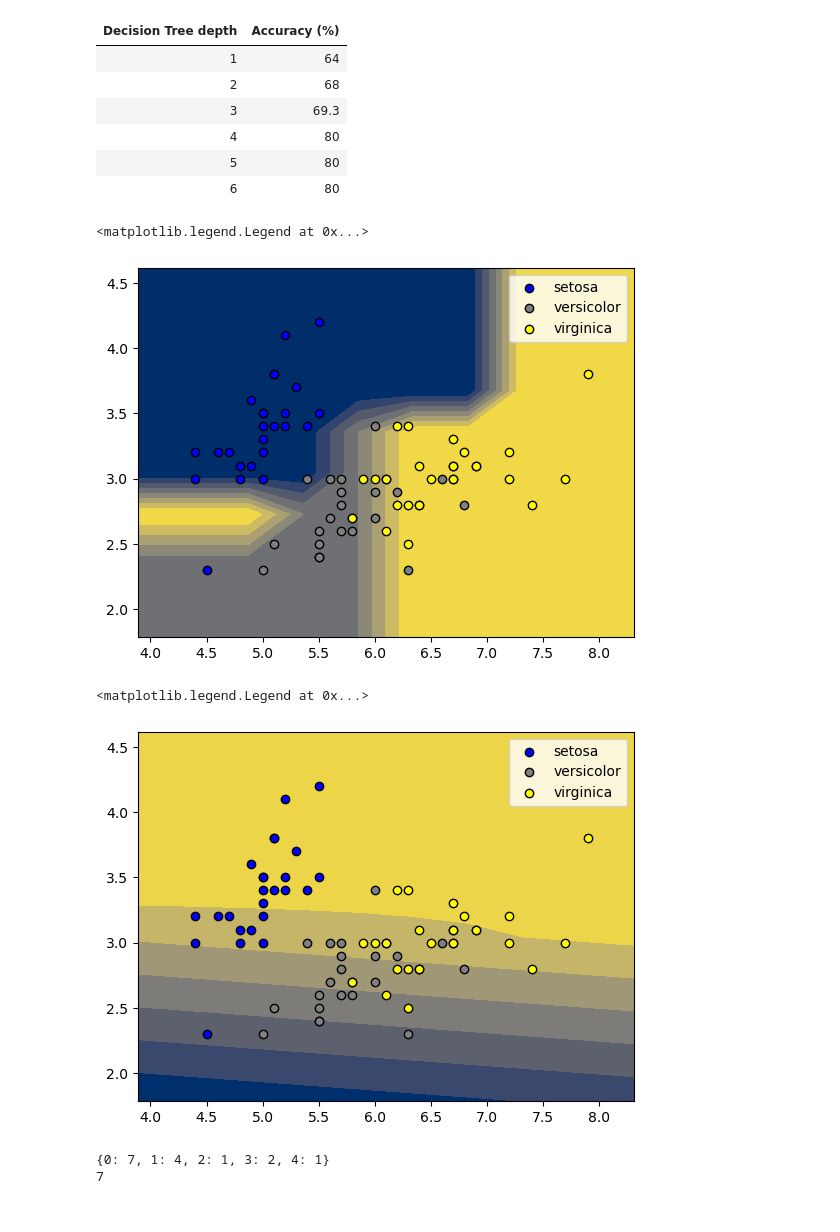
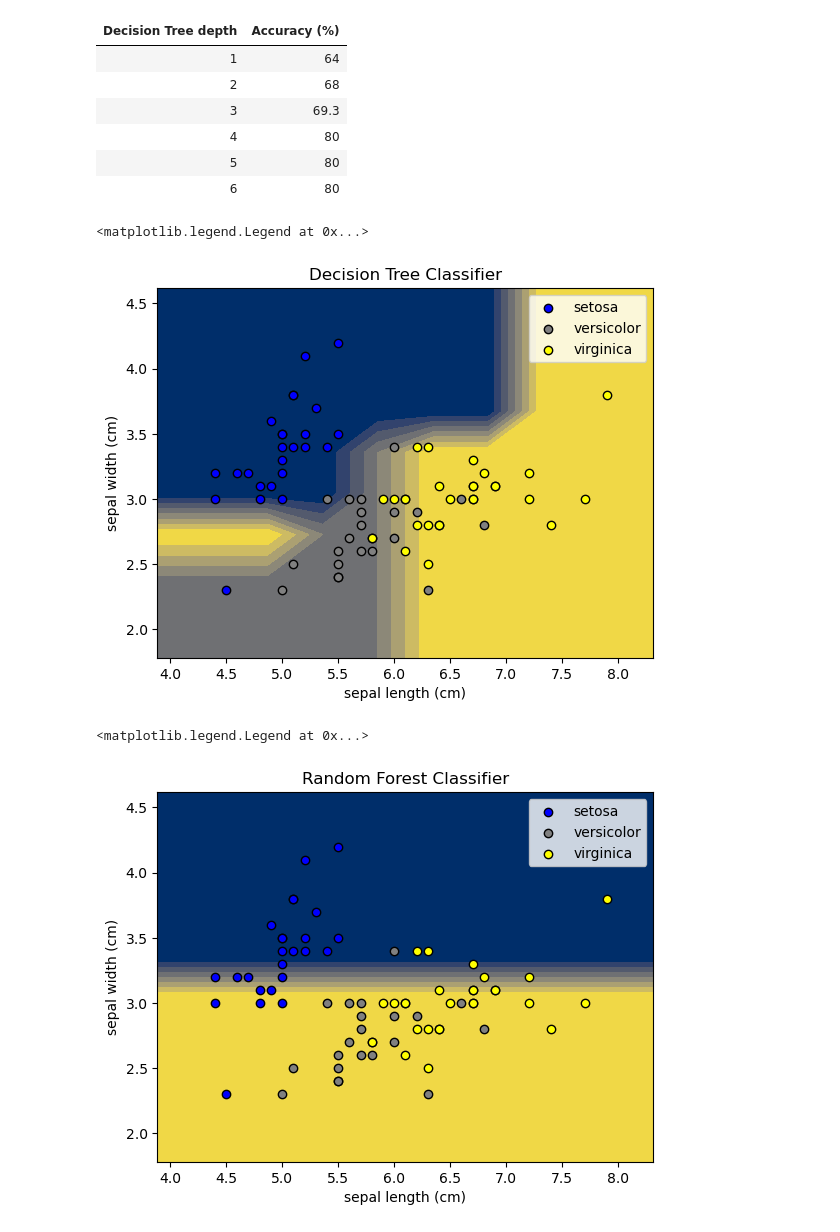
Before and after one commit to styltopa/PatternRecognition, a Jupyter notebook: topalidis_9613_Assignment3.ipynb, the cells around one changed output. Saved outputs shown, nothing was run; the diff lists cells and outputs as text; code cells hidden in the pictures.

```diff
--- a/topalidis_9613_Assignment3.ipynb
+++ b/topalidis_9613_Assignment3.ipynb
@@ -196,75 +197,95 @@ for coord in range(0, 2):
 
 # X is the sepal length and Y the sepal width space
 X, Y = np.meshgrid(space[:, 0], space[:, 1])
 
 Z = np.zeros_like(X)
 
 
 for y in range(numOfPointsInMesh):
     valToPredict = np.stack((X[:, y], Y[:, y]), axis = 1)
     Z[:, y] = maxAccClf.predict(valToPredict)
 
 fig, ax = plt.subplots()
 c  = ['blue', 'grey', 'yellow']
 CS = ax.contourf(X, Y, Z, cmap=plt.cm.cividis)
+ax.set_xlabel(iris.feature_names[0])
+ax.set_ylabel(iris.feature_names[1])
+ax.set_title("Decision Tree Classifier")
 
 # Multiple scatter diagrams, one per kind of flower
 for i, t in enumerate(targetArr):
     targetInds = np.where(targetArrTesting == t)
     plt.scatter(
         testingArr[targetInds, 0], testingArr[targetInds, 1], color = c[i],
         edgecolor="black", label =  iris.target_names[i]
     )
 
 plt.legend()
 
 # Remarks
 # 1)
 # The decision boundaries derived from the simple decision tree classifier
-# are crisp and not complex (see cell output).
+# is not complex (see cell output). They are more defined as the number of
+# training data samples increases (variable numOfPointsInMesh).
 # %% [output]
 <matplotlib.legend.Legend at 0x...>
-[figure, old version]
+[figure, new version]
 # %%
 # Part B
-# B.1
+# B.2
 
-B = 100
+B = 150
 gamma = 0.5
 bootSamSize = round(gamma*numOfTrainingData)
 clfList = []
 votingList  = []
 Z = np.zeros_like(X)
-votingArr = np.zeros((100, 1))
+votingArr = np.empty((0, 1))
 
+np.random.seed(0)
+
+# Training of the trees in the forest
 for treeCount in range(B):
+    # boostrap sampling
     bootIndexes = np.random.randint(0, len(targetArr), bootSamSize)
     bootSam = trainingArr[bootIndexes]
     bootSamTarget = targetArrTraining[bootIndexes]
-    clf = DecisionTreeClassifier(max_depth=depth, random_state = rnd)
+    # training using the depth deriving the best accuracy in
+    # the simple decision tree classifier of the previous part (A)
+    # (note: more max depths of the trees in the random forest
+    # were not covered in this project.)
+    clf = DecisionTreeClassifier(max_depth=maxAccClf.tree_.max_depth, random_state = None)
     clf = clf.fit(bootSam, bootSamTarget)
     clfList.append(clf)
 
+# For every point in the mess
 for x in range(numOfPointsInMesh):
     for y in range(numOfPointsInMesh):
         valToPredict = np.stack((X[x, y], Y[x, y]))
         valToPredictReshaped = valToPredict.reshape(1, -1)
-        votingArr = np.zeros((100, 1))
+        votinglist = []
+        # Voting of the trees per point in the meshgrid
         for treeCount in range(B):
             vote = clfList[treeCount].predict(valToPredictReshaped)
-            # add an element to the end of the array
-            tempArr = np.insert(votingArr, len(votingArr), vote, axis = 0)
-            votingArr = tempArr
-        # votingArr = np.array(votingList)
-        # unique, counts = np.unique(votingArr, return_counts=True)
-        # voteDict = dict(zip(unique, counts))
+            votingList.append(vote)
+        votingArr = np.array(votingList)
+        del votingList[:]
+        maxVotes = 0
+        # classCode is 0, 1 or 2 for setosa, versicolor
+        # and virginica respectively
         for classCode in range(len(targetArr)):
-            if Z[x, y] < np.count_nonzero(votingArr == classCode):
-                Z[x, y] = np.count_nonzero(votingArr == classCode)
+            if maxVotes < np.count_nonzero(votingArr == classCode):
+                maxVotes = np.count_nonzero(votingArr == classCode)
+                # final committee decision for the point
+                Z[x, y] = classCode
 
+# Plot the random forest classifier decision boundaries
 fig, ax = plt.subplots()
 c  = ['blue', 'grey', 'yellow']
 CS = ax.contourf(X, Y, Z, cmap=plt.cm.cividis)
+ax.set_xlabel(iris.feature_names[0])
+ax.set_ylabel(iris.feature_names[1])
+ax.set_title("Random Forest Classifier")
 
 # Multiple scatter diagrams, one per kind of flower
 for i, t in enumerate(targetArr):
@@ -275,18 +296,17 @@ for i, t in enumerate(targetArr):
     )
 
 plt.legend()
+
+# Remarks
+# 1) The decision boundaries of the Random Forest Classifier
+# are not plotted correctly.
+# However, I still want to showcase the idea behind the voting
+# of the points in the meshgrid so that areas of points classified in
+# the same way are formed.
+# 2) Also, for different random seeds, the decision boundaries differ.
+
+# The accuracy of the random forest classifier and the accuracy for
+# as a function of gamma is not covered in this project.
 # %% [output]
 <matplotlib.legend.Legend at 0x...>
-[figure, old version]
+[figure, new version]
-# %%
-
-import numpy
-a = numpy.array([0, 3, 0, 1, 0, 1, 2, 1, 0, 0, 0, 0, 1, 3, 4])
-unique, counts = numpy.unique(a, return_counts=True)
-
-myDict = dict(zip(unique, counts))
-print(myDict) # {0: 7, 1: 4, 2: 1, 3: 2, 4: 1}
-print(myDict[0])
-# %% [output]
-{0: 7, 1: 4, 2: 1, 3: 2, 4: 1}
-7
```
Also changed, not shown: parts of 5 cells of this notebook.
